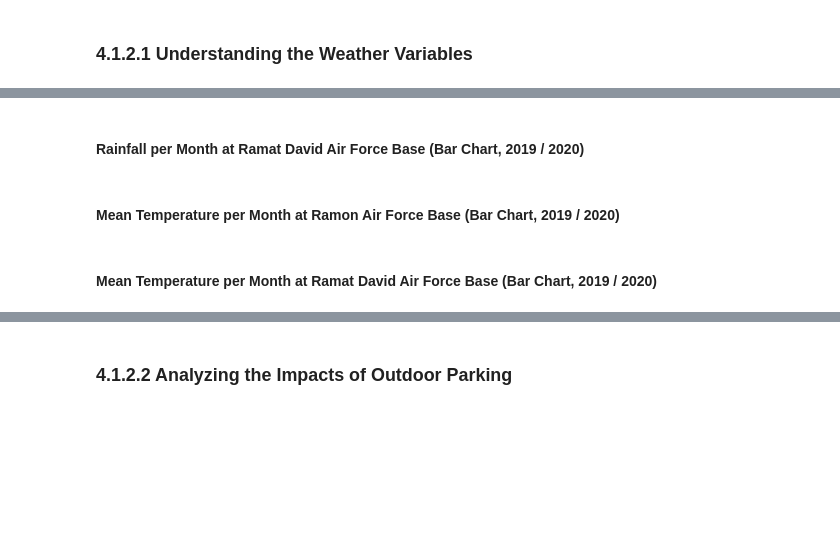
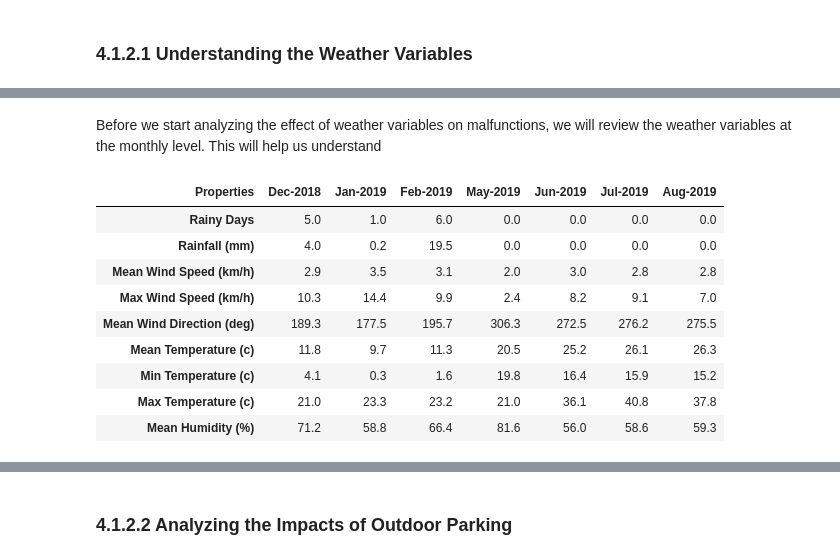
Before and after one commit to elront/Data_Sceince_Project, a Jupyter notebook: Data_science_workshop_project.ipynb, the cells around one changed output, grey strips where cells are left out. Saved outputs shown, nothing was run; the diff lists cells and outputs as text; code cells hidden in the pictures; blank space fills up the shorter version.

Commit message:
Finished basic weather phenomena analysis.

```diff
--- a/Data_science_workshop_project.ipynb
+++ b/Data_science_workshop_project.ipynb
@@ -2071,6 +2054,2 @@ plot_hand_interval_malf_system(unified_malf_parking_df, 1, "Ramat David Air Forc
-# %% [markdown]
-#### Rainfall per Month at Ramat David Air Force Base (Bar Chart, 2019 / 2020)
-# %% [markdown]
-#### Mean Temperature per Month at Ramon Air Force Base (Bar Chart, 2019 / 2020)
-# %% [markdown]
-#### Mean Temperature per Month at Ramat David Air Force Base (Bar Chart, 2019 / 2020)
+# %% [markdown]
+Before we start analyzing the effect of weather variables on malfunctions, we will review the weather variables at the monthly level. This will help us understand
@@ -2076,0 +2176,13 @@ plot_hand_interval_malf_system(unified_malf_parking_df, 1, "Ramat David Air Forc
+# %%
+display_weather_statistics_per_station(meterological_df_2019, "SEDE BOQER")
+# %% [output]
+| Properties | Dec-2018 | Jan-2019 | Feb-2019 | May-2019 | Jun-2019 | Jul-2019 | Aug-2019 |
+| Rainy Days | 5.0 | 1.0 | 6.0 | 0.0 | 0.0 | 0.0 | 0.0 |
+| Rainfall (mm) | 4.0 | 0.2 | 19.5 | 0.0 | 0.0 | 0.0 | 0.0 |
+| Mean Wind Speed (km/h) | 2.9 | 3.5 | 3.1 | 2.0 | 3.0 | 2.8 | 2.8 |
+| Max Wind Speed (km/h) | 10.3 | 14.4 | 9.9 | 2.4 | 8.2 | 9.1 | 7.0 |
+| Mean Wind Direction (deg) | 189.3 | 177.5 | 195.7 | 306.3 | 272.5 | 276.2 | 275.5 |
+| Mean Temperature (c) | 11.8 | 9.7 | 11.3 | 20.5 | 25.2 | 26.1 | 26.3 |
+| Min Temperature (c) | 4.1 | 0.3 | 1.6 | 19.8 | 16.4 | 15.9 | 15.2 |
+| Max Temperature (c) | 21.0 | 23.3 | 23.2 | 21.0 | 36.1 | 40.8 | 37.8 |
+| Mean Humidity (%) | 71.2 | 58.8 | 66.4 | 81.6 | 56.0 | 58.6 | 59.3 |
```
Also changed, not shown: parts of 14 cells of this notebook.
